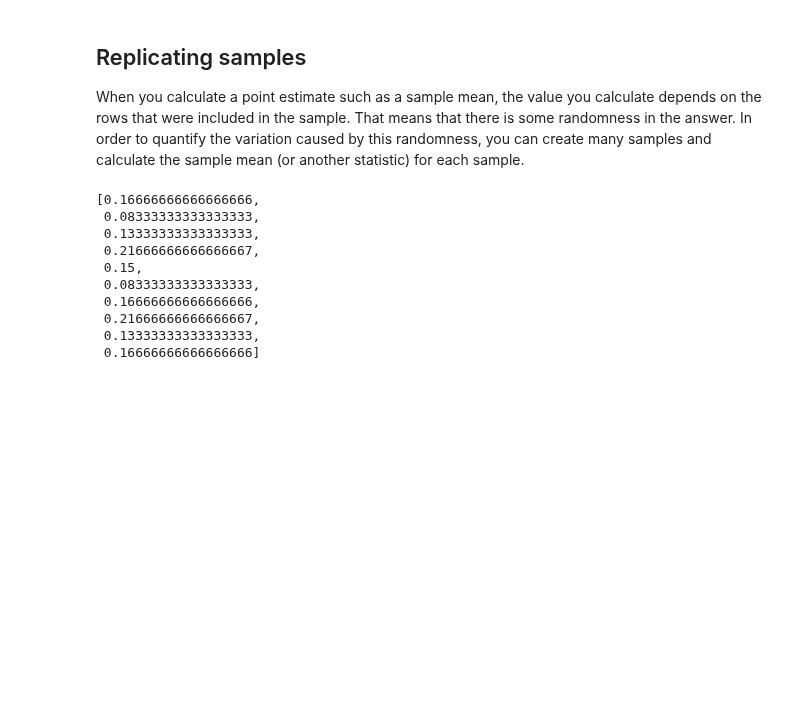
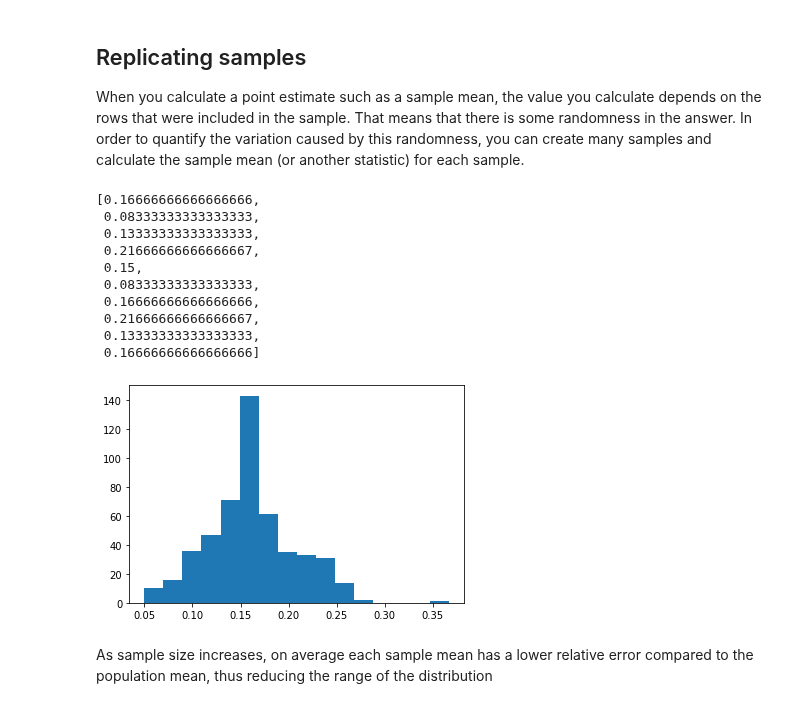
Before and after one commit to Starburned7/data-analytics-projects, a Jupyter notebook: attrition_analysis_sampling.ipynb, the cells around one changed output. Saved outputs shown, nothing was run; the diff lists cells and outputs as text; code cells hidden in the pictures; blank space fills up the shorter version.

Commit message:
attrition data analysis

```diff
--- a/attrition_analysis_sampling.ipynb
+++ b/attrition_analysis_sampling.ipynb
@@ -413,3 +414,10 @@ mean_attritions[:10]
  0.21666666666666667,
  0.13333333333333333,
  0.16666666666666666]
+# %%
+# Create a histogram of the 500 sample means
+plt.hist(mean_attritions,bins=16);
+# %% [output]
+[figure, added]
+# %% [markdown]
+As sample size increases, on average each sample mean has a lower relative error compared to the population mean, thus reducing the range of the distribution
```
Also changed, not shown: parts of 14 cells of this notebook.
